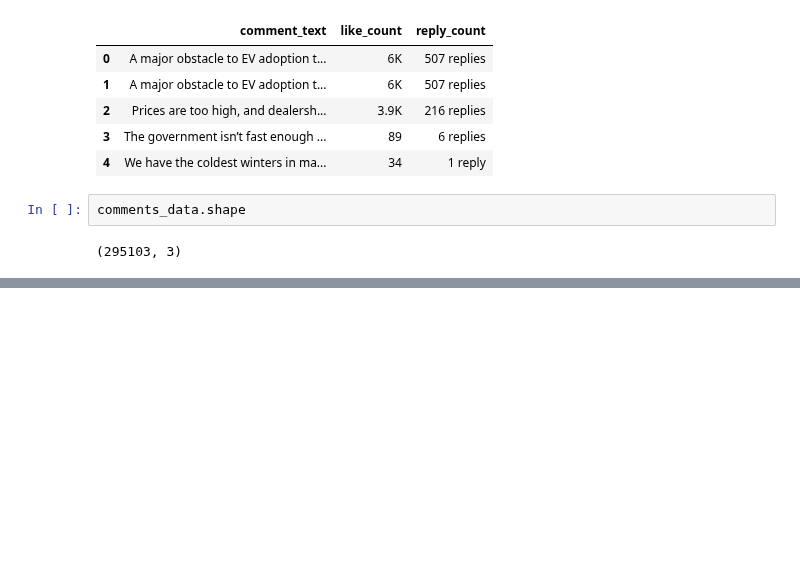
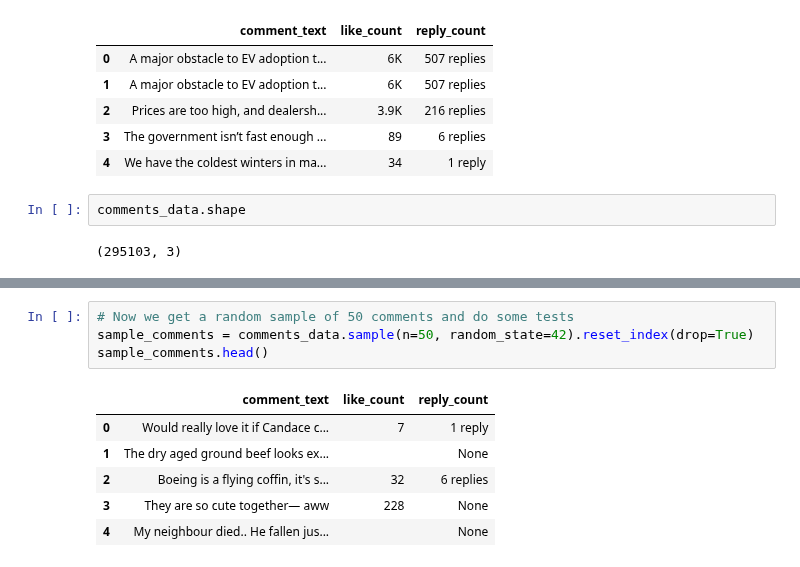
Before and after one commit to kkrusere/youTube-comments-Analyzer, a Jupyter notebook: LLM_fine-tuned.ipynb, the cells around one changed output, grey strips where cells are left out. Saved outputs shown, nothing was run; the diff lists cells and outputs as text; blank space fills up the shorter version.

```diff
--- a/LLM_fine-tuned.ipynb
+++ b/LLM_fine-tuned.ipynb
@@ -144,0 +179,11 @@ comments_data.shape
+# %%
+# Now we get a random sample of 50 comments and do some tests
+sample_comments = comments_data.sample(n=50, random_state=42).reset_index(drop=True)
+sample_comments.head()
+# %% [output]
+|  | comment_text | like_count | reply_count |
+| 0 | Would really love it if Candace c... | 7 | 1 reply |
+| 1 | The dry aged ground beef looks ex... |  | None |
+| 2 | Boeing is a flying coffin, it's s... | 32 | 6 replies |
+| 3 | They are so cute together— aww | 228 | None |
+| 4 | My neighbour died.. He fallen jus... |  | None |
```
Also changed, not shown: parts of 8 cells of this notebook.
